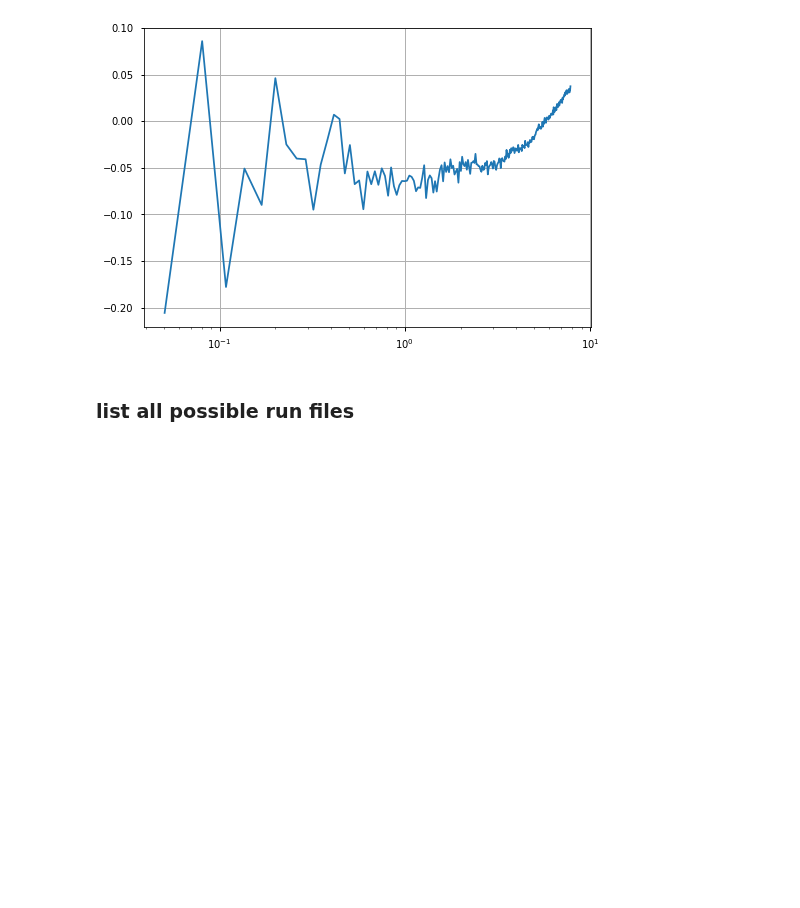
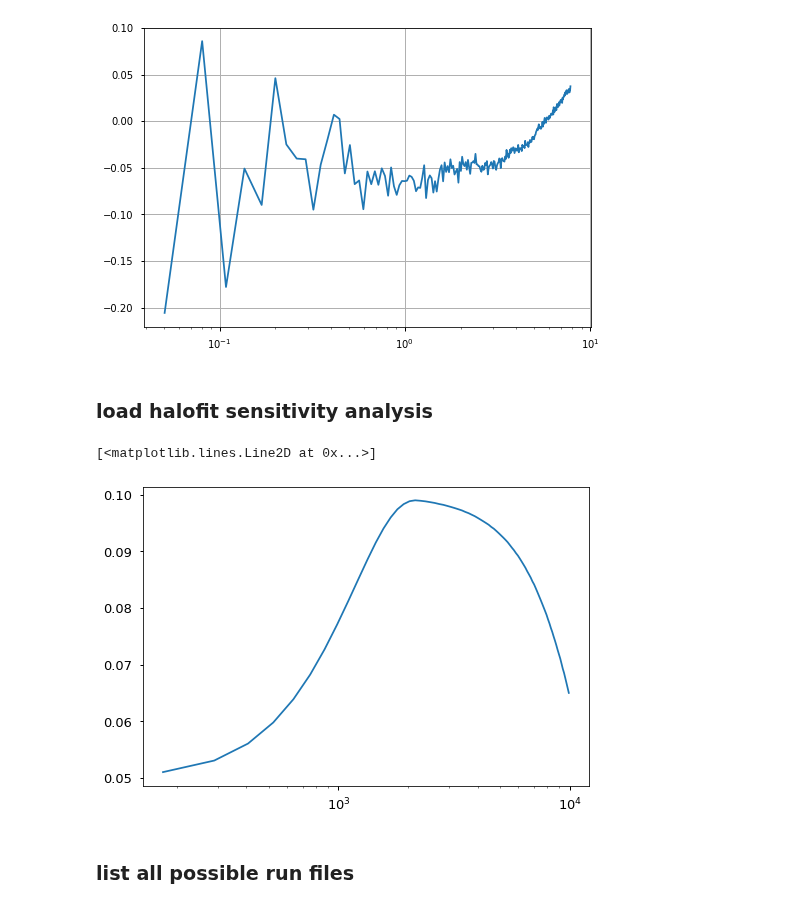
Before and after one commit to VMBoehm/MADLens, a Jupyter notebook: notebooks/PlotResults-publications.ipynb, the cells around one changed output. Saved outputs shown, nothing was run; the diff lists cells and outputs as text; code cells hidden in the pictures; blank space fills up the shorter version.

```diff
--- a/notebooks/PlotResults-publications.ipynb
+++ b/notebooks/PlotResults-publications.ipynb
@@ -68,3 +68,7 @@ plt.show()
 # %% [output]
 7.830950132458313
 [figure]
+# %% [markdown]
+### load halofit sensitivity analysis
+# %%
+out = np.load(os.path.join(PLOTPATH,'boosts.npz'))
@@ -71,3 +78,12 @@ plt.show()
+# %%
+yt   = runs['256']['no_interp']['1.0'].theory_cls['1.0']['clkk']
+L    = runs['256']['no_interp']['1.0'].theory_cls['1.0']['L']
+ind = np.where(L<1e4)
+# %%
+plt.semilogx(L[ind],DeltaCL(L[ind])/yt[ind])
+# %% [output]
+[<matplotlib.lines.Line2D at 0x...>]
+[figure, added]
 # %% [markdown]
 ### list all possible run files
 # %%
```
Also changed, not shown: parts of 6 cells of this notebook, 2 other files.
